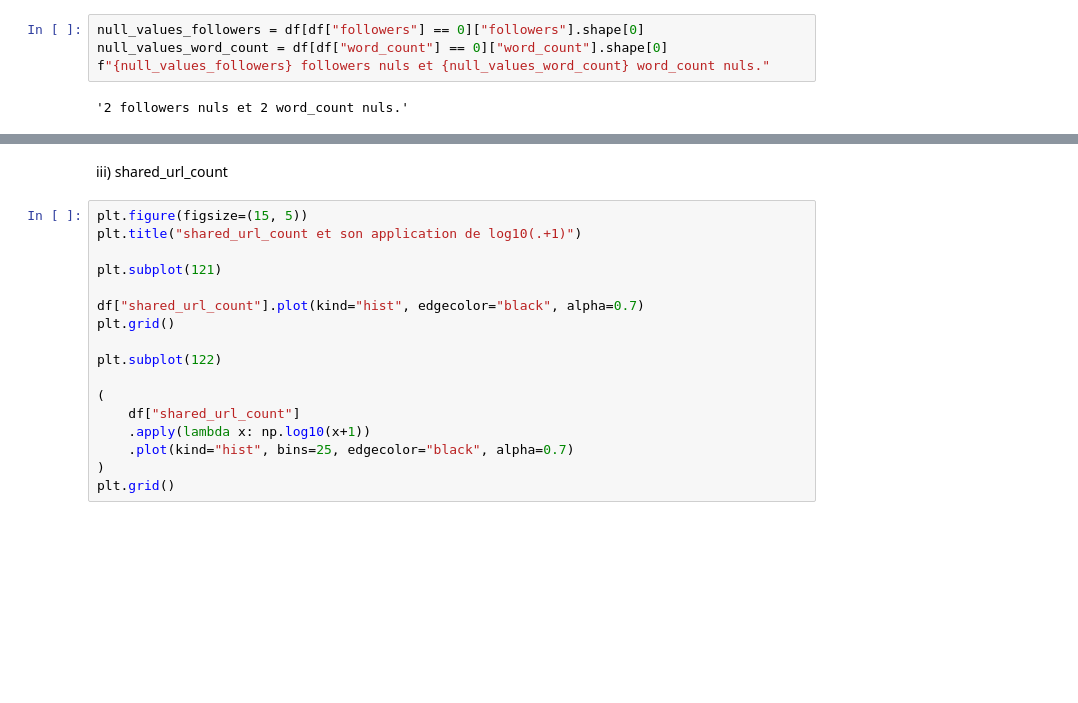
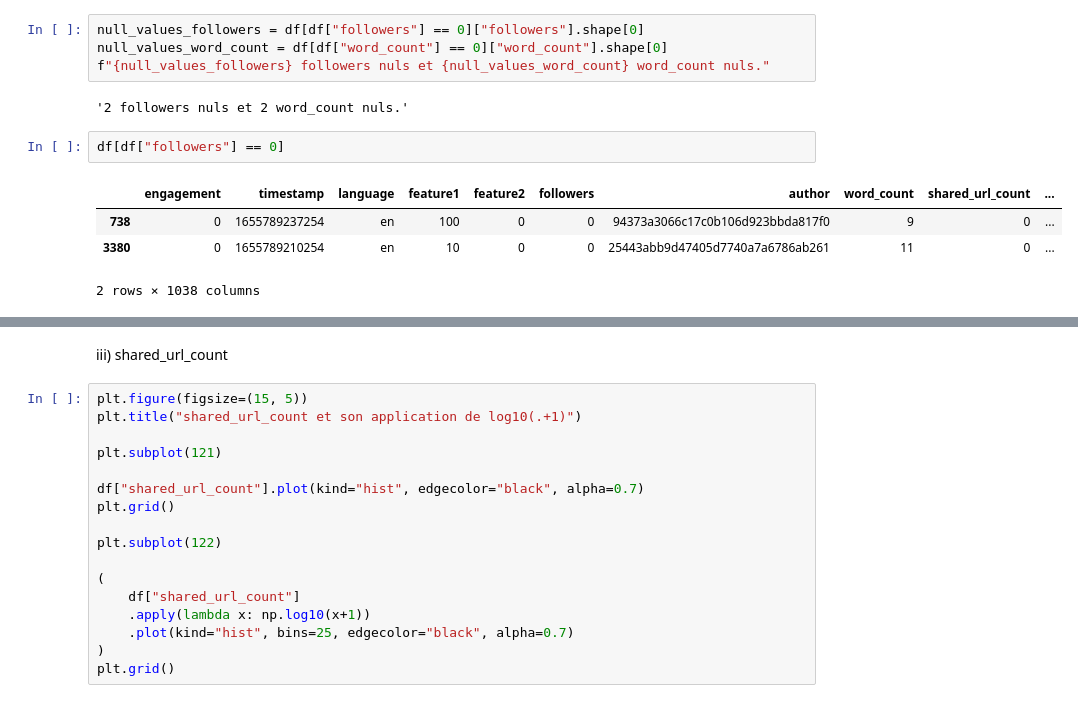
Before and after one commit to M9AE/ml2025, a Jupyter notebook: 01_statistical_analysis.ipynb, the cells around one changed output, grey strips where cells are left out. Cells and saved outputs as stored; diff of their text form; blank space fills up the shorter version.

```diff
--- a/01_statistical_analysis.ipynb
+++ b/01_statistical_analysis.ipynb
@@ -462,3 +462,10 @@ null_values_word_count = df[df["word_count"] == 0]["word_count"].shape[0]
 f"{null_values_followers} followers nuls et {null_values_word_count} word_count nuls."
 # %% [output]
 '2 followers nuls et 2 word_count nuls.'
+# %%
+df[df["followers"] == 0]
+# %% [output]
+|  | engagement | timestamp | language | feature1 | feature2 | followers | author | word_count | shared_url_count | ... |
+| 738 | 0 | 1655789237254 | en | 100 | 0 | 0 | 94373a3066c17c0b106d923bbda817f0 | 9 | 0 | ... |
+| 3380 | 0 | 1655789210254 | en | 10 | 0 | 0 | 25443abb9d47405d7740a7a6786ab261 | 11 | 0 | ... |
+2 rows × 1038 columns
```
Also changed, not shown: parts of 4 cells of this notebook, 6 other files.
